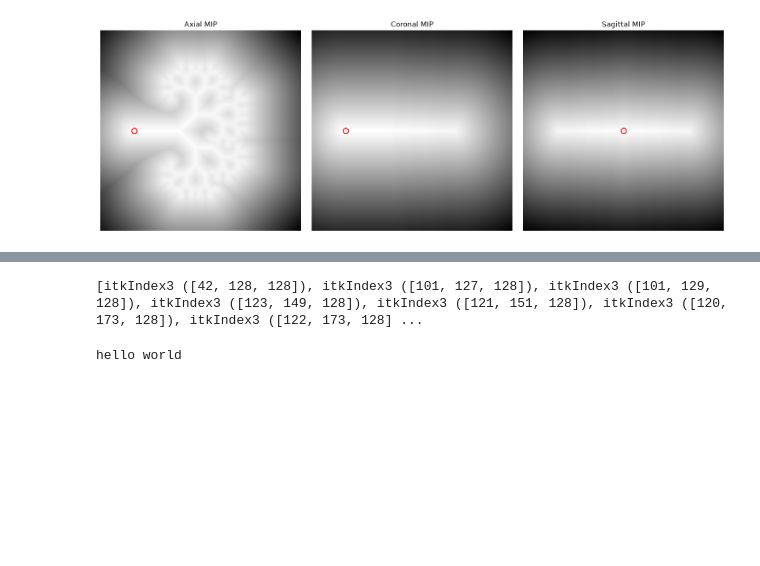
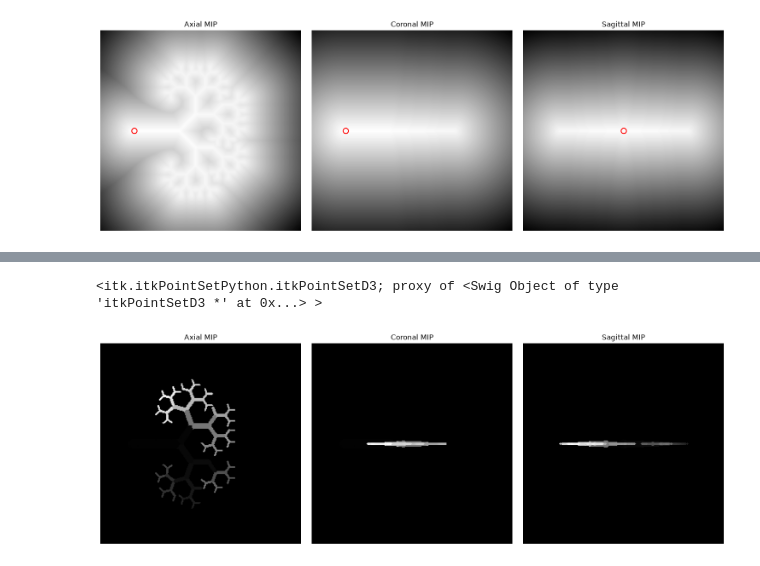
Before and after one commit to JakeKitzmann/PCCTAirwaySegmentationPrototyping, a Jupyter notebook: Prototyping/SyntheticTesting.ipynb, the cells around one changed output, grey strips where cells are left out. Drawn from its saved outputs; the diff is of its cells as text; code cells hidden in the pictures; blank space fills up the shorter version.

```diff
--- a/Prototyping/SyntheticTesting.ipynb
+++ b/Prototyping/SyntheticTesting.ipynb
@@ -18,6 +18,7 @@ LabelPixelType = itk.SS
 LabelImageType = itk.Image[LabelPixelType, Dimension]
 TubeType = itk.TubeSpatialObject[Dimension]
 TubePointType = itk.TubeSpatialObjectPoint[Dimension]
+PointSetType = itk.PointSet[itk.D, Dimension]
 # %%
 PixelType = itk.UC
 Dimension = 3
@@ -750,14 +748,40 @@ show_mip(fixed_image, branch_origins_groundTruth)
 [figure]
-# %%
-print(branch_origins_groundTruth)
-# %% [output]
-[itkIndex3 ([42, 128, 128]), itkIndex3 ([101, 127, 128]), itkIndex3 ([101, 129, 128]), itkIndex3 ([123, 149, 128]), itkIndex3 ([121, 151, 128]), itkIndex3 ([120, 173, 128]), itkIndex3 ([122, 173, 128] ...
+# %%
+def convert_points(point_list):
+    point_set = PointSetType.New()
+    point_set_points = point_set.GetPoints()
+    for idx, point in enumerate(point_list):
+        point_output = itk.Point[itk.D, Dimension]()
+        point_output[0] = point[0]
+        point_output[1] = point[1]
+        point_output[2] = point[2]
+
+        point_set_points.InsertElement(idx, point_output)
+
+    return point_set
+
+fixed_points = convert_points(branch_origins_groundTruth)
+moving_points = convert_points(branch_origins_prediction)
+
+fixed_points
+# %% [output]
+<itk.itkPointSetPython.itkPointSetD3; proxy of <Swig Object of type 'itkPointSetD3 *' at 0x...> >
 # %%
-RigidlyAlignAirwaysType = itk.RigidlyAlignAirways[PointSetType, ImageType]
+RigidlyAlignAirwaysType = itk.RigidlyAlignAirways[PointSetType]
 rigidlyAlignAirways = RigidlyAlignAirwaysType.New()
-rigidlyAlignAirways.SetMovingImage(airway_itk)
-rigidlyAlignAirways.SetFixedPointSet(...)
-rigidlyAlignAirways.SetMovingPointSet(...)
+rigidlyAlignAirways.SetFixedPointSet(fixed_points)
+rigidlyAlignAirways.SetMovingPointSet(moving_points)
 rigidlyAlignAirways.Update()
+transform = rigidlyAlignAirways.GetTransform()
-# %% [output]
-hello world
+# %%
+aligned = itk.resample_image_filter(
+    moving_image,
+    transform=transform.GetInverseTransform(),
+    use_reference_image=True,
+    reference_image=fixed_image,
+    default_pixel_value=0,
+)
+# %%
+show_mip(aligned)
+# %% [output]
+[figure, added]
```
Also changed, not shown: parts of 8 cells of this notebook.
